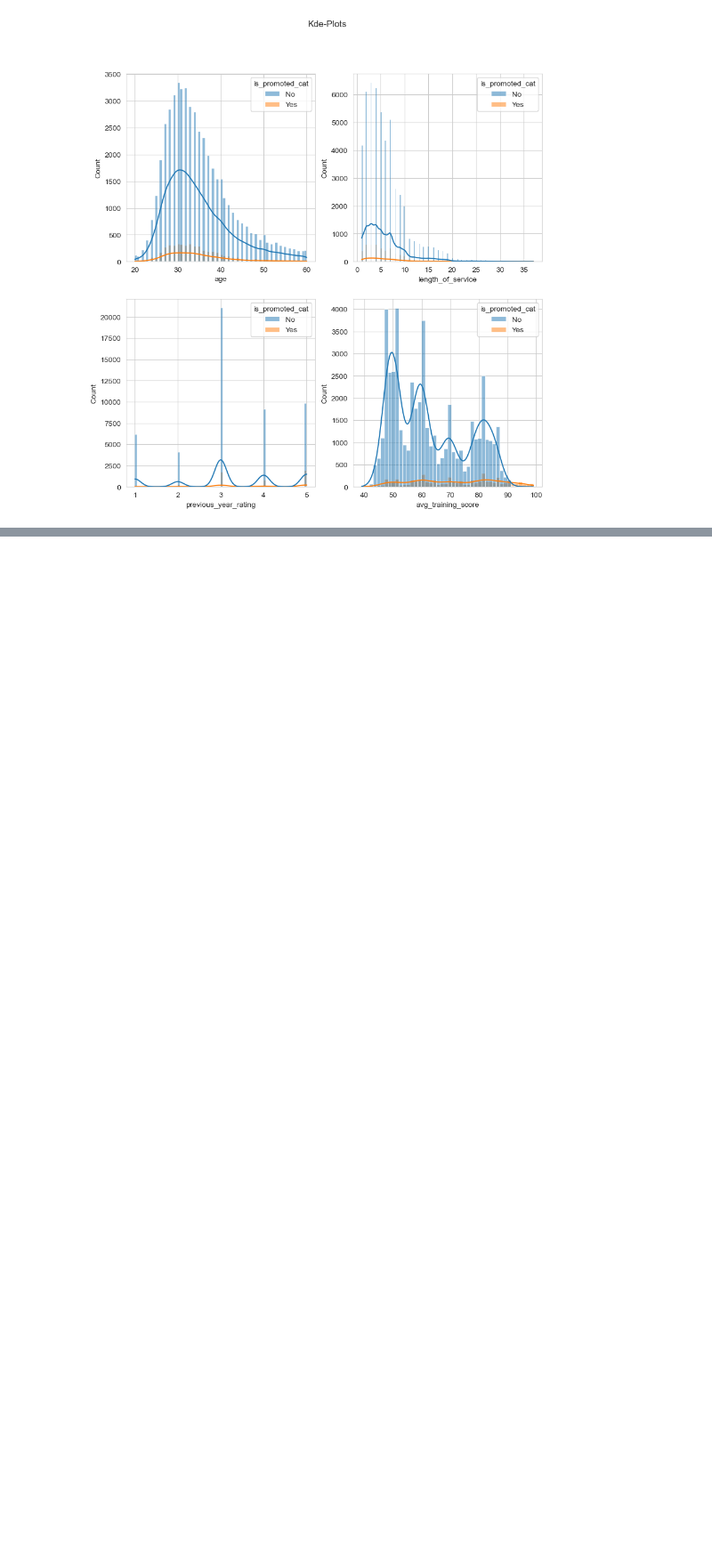
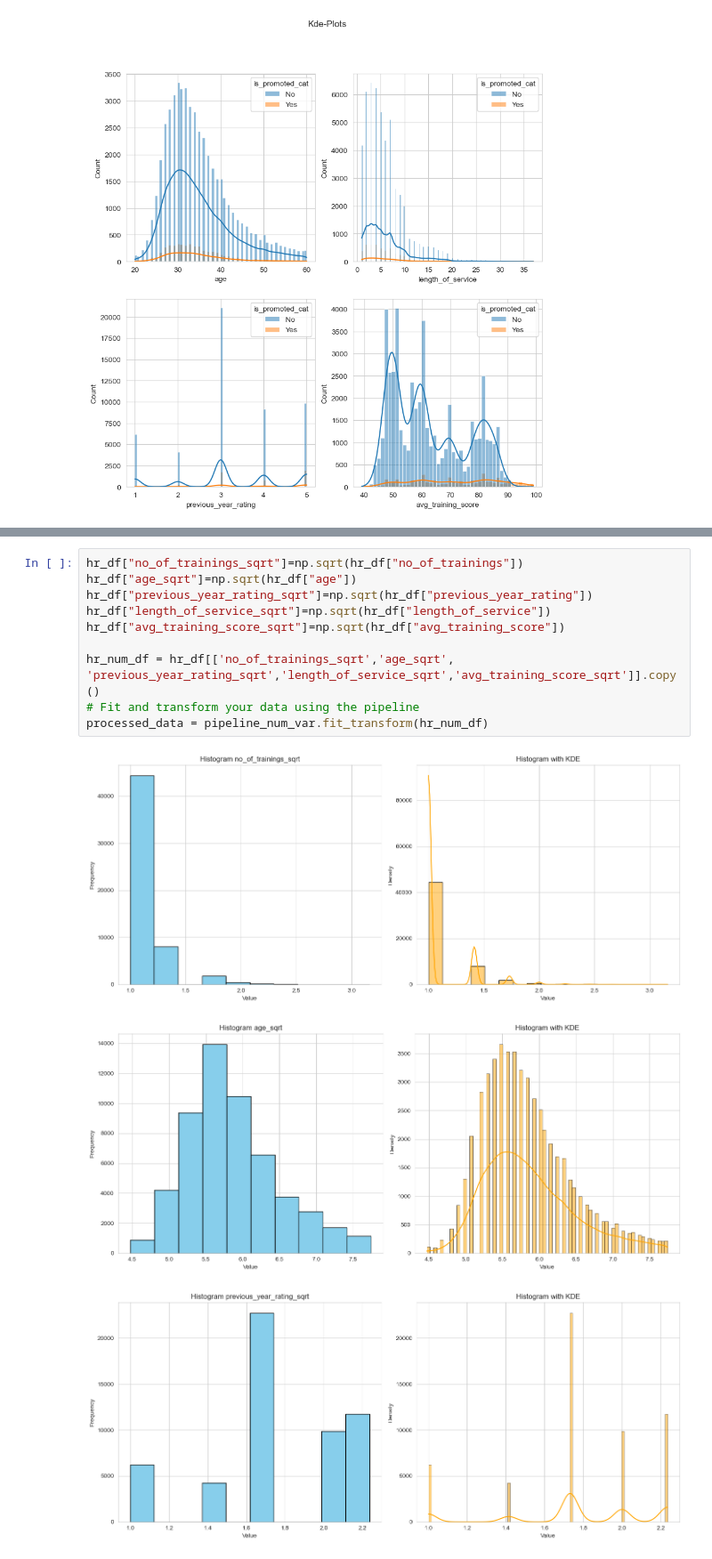
Before and after one commit to alexvatti/full-stack-data-science, a Jupyter notebook: Internship-Exercises/ML-Internship/Analytics_Vidhya/HR_Analytics/HR_Analytics.ipynb, the cells around one changed output, grey strips where cells are left out. Shown at 89% size. Saved outputs shown, nothing was run; the diff lists cells and outputs as text; blank space fills up the shorter version.

```diff
--- a/Internship-Exercises/ML-Internship/Analytics_Vidhya/HR_Analytics/EDA_HR_Analytics_Assignment_00.ipynb
+++ b/Internship-Exercises/ML-Internship/Analytics_Vidhya/HR_Analytics/HR_Analytics.ipynb
@@ -597,0 +648,14 @@ plt.show()
+# %%
+hr_df["no_of_trainings_sqrt"]=np.sqrt(hr_df["no_of_trainings"])
+hr_df["age_sqrt"]=np.sqrt(hr_df["age"])
+hr_df["previous_year_rating_sqrt"]=np.sqrt(hr_df["previous_year_rating"])
+hr_df["length_of_service_sqrt"]=np.sqrt(hr_df["length_of_service"])
+hr_df["avg_training_score_sqrt"]=np.sqrt(hr_df["avg_training_score"])
+
+hr_num_df = hr_df[['no_of_trainings_sqrt','age_sqrt', 'previous_year_rating_sqrt','length_of_service_sqrt','avg_training_score_sqrt']].copy()
+# Fit and transform your data using the pipeline
+processed_data = pipeline_num_var.fit_transform(hr_num_df)
+# %% [output]
+[figure, added]
+[figure, added]
+[figure, added]
```
Also changed, not shown: parts of 39 cells of this notebook.
